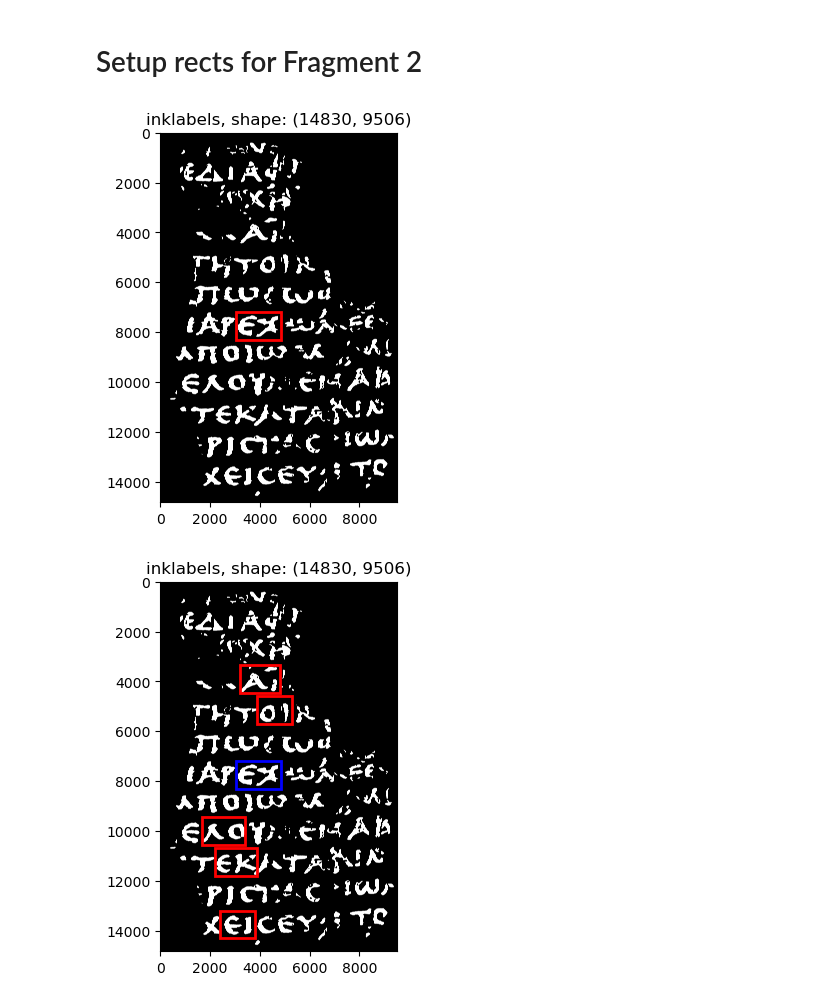
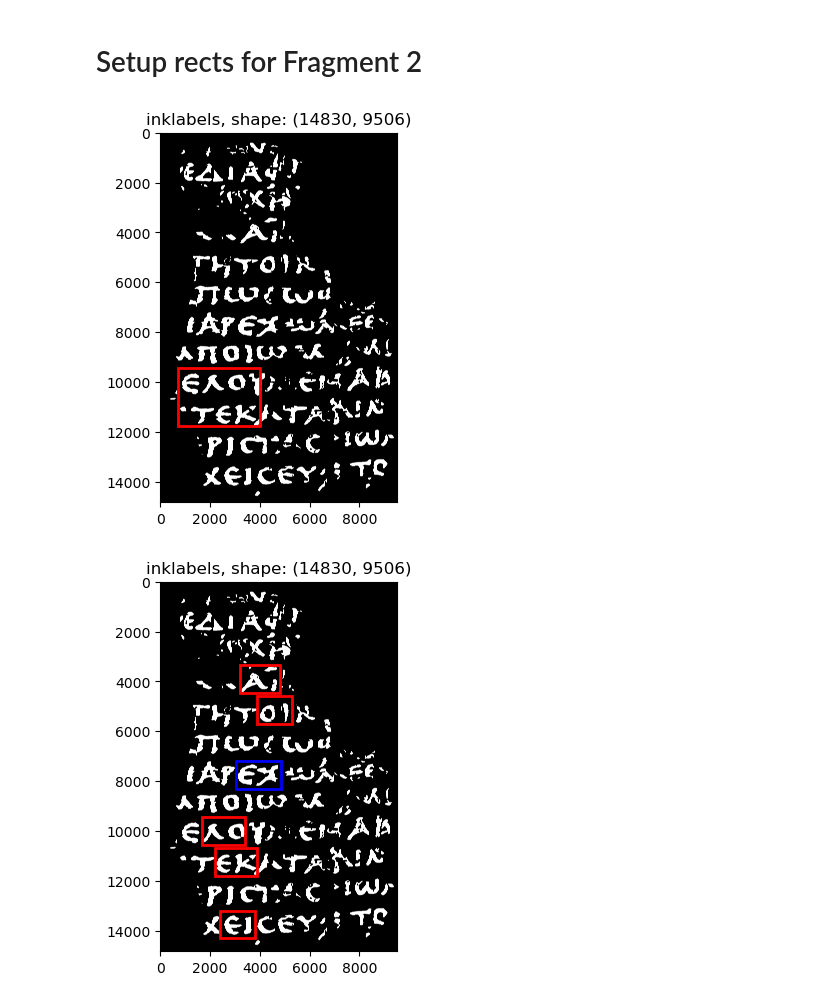
Before and after one commit to jaswged/vesuvius_ink_prediction, a Jupyter notebook: Notebooks/Rect_Playground.ipynb, the cells around one changed output. Drawn from its saved outputs; the diff is of its cells as text; code cells hidden in the pictures.

```diff
--- a/Notebooks/Rect_Playground.ipynb
+++ b/Notebooks/Rect_Playground.ipynb
@@ -78,17 +82,17 @@ show_rects_on_inklabels(rects1, inklabels1, {"x": 200, "y": 6700, "width": 1400,
 # %%
 # Ai {"x": 3200, "y": 3350, "width": 1600, "height": 1100}
 # OI {"x": 3900, "y": 4600, "width": 1400, "height": 1100}
 # lo {"x": 1700, "y": 9450, "width": 1700, "height": 1100}
 # eK {"x": 2200, "y": 10700, "width": 1700, "height": 1100}
 # ei {"x": 2400, "y": 13200, "width": 1400, "height": 1100}
 
 # Keep iD as the hold out test set for very end prediction after folds?
 # ex  {"x": 3050, "y": 7200, "width": 1800, "height": 1100}
 
-rect2 = {"x": 3050, "y": 7200, "width": 1800, "height": 1100}
+rect2 = {"x": 700, "y": 9450, "width": 3300, "height": 2300}
 show_rect_on_inklabels(rect2, inklabels2)
 # %% [output]
-[figure, old version]
+[figure, new version]
 # %%
 rects2 = [{"x": 3200, "y": 3350, "width": 1600, "height": 1100},
          {"x": 3900, "y": 4600, "width": 1400, "height": 1100},
```
Also changed, not shown: parts of 1 cell of this notebook, 3 other files.
